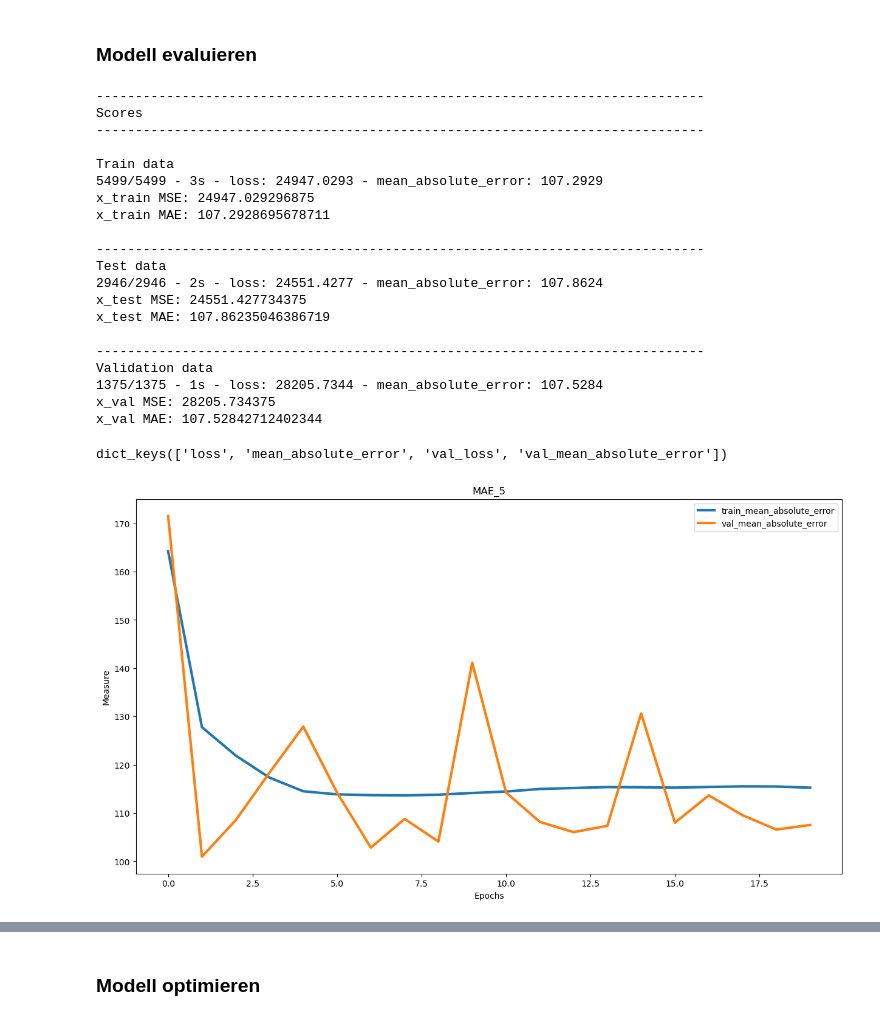
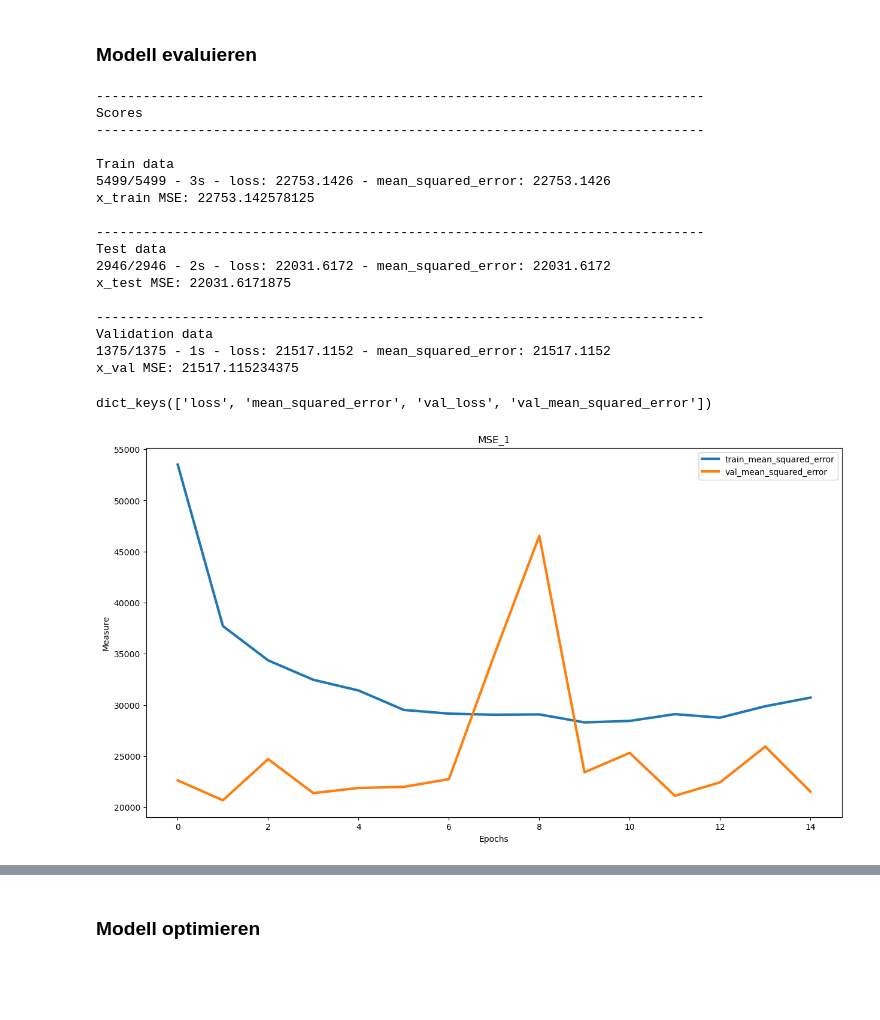
Before and after one commit to fhgr-cds-archive-class-2021/fhgr-3-s-ml-project-group-2, a Jupyter notebook: leandro/deep_learning_project/beijing_keras_leandro_gregorini.ipynb, the cells around one changed output, grey strips where cells are left out. Saved outputs shown, nothing was run; the diff lists cells and outputs as text; code cells hidden in the pictures; blank space fills up the shorter version.

```diff
--- a/leandro/deep_learning_project/beijing_keras_leandro_gregorini.ipynb
+++ b/leandro/deep_learning_project/beijing_keras_leandro_gregorini.ipynb
@@ -251,12 +251,13 @@ model_config = {
             "LEARNING_RATE" : 0.01,                             # Lernrate für "Gradient descent" (0.01 oder 0.1 meist standard)
             "REGULARIZER" : None,                               # Regularisierung (L1, L2)
             "DROPOUT_RATE" : 0.25,                              # Regularisierung (Dropout)
-            "EPOCHS" : 20,                                      # Anzahl der Epochen, welche trainiert werden sollen
+            "DROPOUT": True,                                    # Dropout verwenden oder nicht
+            "EPOCHS" : 15,                                      # Anzahl der Epochen, welche trainiert werden sollen
             "BATCH_SIZE" : 16,                                  # Anzahl Daten pro batch
             "VALIDATION_SPLIT" : 0.2,                           # Grösse des Validierungs-Datensatzes
             "VERBOSE" : 1,                                      # Bestimmt die Ausgabe von Infos beim Tranieren des Modells (verbose=0: silent, verbose=1: animierte Anzeige, verbose=2: Zeigt nur die Anzahl Epochen an, welche abgearbeitet wurden)
             "LOSS_FUNCTION" : "mse",                            # Kostenfunktion (MSE für Regression)
-            "METRICS" : ["MeanAbsoluteError"]                   # Optimierungs-Metrik
+            "METRICS" : ["MeanSquaredError"]                    # Optimierungs-Metrik
             }
 # %%
 def prepare_model(model_name, model_config):
@@ -266,7 +267,7 @@ def prepare_model(model_name, model_config):
         if layer == 0:
             # Erster Hidden Layer und Input Layer hinzufügen
             model.add(
-                    tf.keras.layers.Dense(model_config["HIDDEN_NODES"][layer],
+                    tf.keras.layers.Dense(units=model_config["HIDDEN_NODES"][layer],
                     input_shape=model_config["INPUT_SHAPE"],
                     name="Dense-Layer-" + str(layer),
                     kernel_initializer = model_config["WEIGHTS_INITIALIZER"],
@@ -276,7 +277,7 @@ def prepare_model(model_name, model_config):
         else:
             # Weitere Hidden Layers hinzufügen
             model.add(
-                    tf.keras.layers.Dense(model_config["HIDDEN_NODES"][layer],
+                    tf.keras.layers.Dense(units=model_config["HIDDEN_NODES"][layer],
                     name="Dense-Layer-" + str(layer),
                     kernel_initializer = model_config["WEIGHTS_INITIALIZER"],
                     bias_initializer = model_config["BIAS_INITIALIZER"],
@@ -287,14 +288,14 @@ def prepare_model(model_name, model_config):
             if model_config["NORMALIZATION"] == "batch":
                 model.add(tf.keras.layers.BatchNormalization())
 
-            if model_config["DROPOUT_RATE"] > 0.0:
+            if model_config["DROPOUT"]:
                 model.add(tf.keras.layers.Dropout(model_config["DROPOUT_RATE"]))
 
     model.add(tf.keras.layers.Dense(model_config["OUTPUT_NODES"],
                     name="Output-Layer",
                     activation=model_config["OUTPUT_ACTIVATION"]))
 
-    optimizer = get_optimizer( model_config["OPTIMIZER"],
+    optimizer = get_optimizer(model_config["OPTIMIZER"],
                               model_config["LEARNING_RATE"])
 
     model.compile(loss=model_config["LOSS_FUNCTION"],
@@ -371,61 +394,46 @@ Epoch 20/20
 # %% [markdown]
 ### Modell evaluieren <a class="anchor" id="ModellEvaluieren"></a>
 # %%
-def get_score_regression(model, x_data, y_data, verbose=2):
-    score=model.evaluate(x_data, y_data, verbose=verbose)
-    mse_score = score[0]
-    mae_score = score[1]
-    return mse_score, mae_score
-
 print("\n------------------------------------------------------------------------------")
 print("Scores")
 print("------------------------------------------------------------------------------\n")
 print("Train data")
-x_train_mse_score, x_train_mae_score = get_score_regression(model=model, x_data=X_train, y_data=Y_train)  # store scores
-print("x_train MSE:", x_train_mse_score)
-print("x_train MAE:", x_train_mae_score)
+print("x_train MSE:", model.evaluate(X_train, Y_train, verbose=2)[0])
 print("\n------------------------------------------------------------------------------")
 print("Test data")
-x_test_mse_score, x_test_mae_score = get_score_regression(model=model, x_data=x_test, y_data=y_test)  # store scores
-print("x_test MSE:", x_test_mse_score)
-print("x_test MAE:", x_test_mae_score)
+print("x_test MSE:", model.evaluate(x_test, y_test, verbose=2)[0])
 print("\n------------------------------------------------------------------------------")
 print("Validation data")
-x_val_mse_score, x_val_mae_score = get_score_regression(model=model, x_data=X_val, y_data=Y_val)  # store scores
-print("x_val MSE:", x_val_mse_score)
-print("x_val MAE:", x_val_mae_score)
+print("x_val MSE:", model.evaluate(X_val, Y_val, verbose=2)[0])
 # %% [output]
 ------------------------------------------------------------------------------
 Scores
 ------------------------------------------------------------------------------
 
 Train data
-5499/5499 - 3s - loss: 24947.0293 - mean_absolute_error: 107.2929
-x_train MSE: 24947.029296875
-x_train MAE: 107.2928695678711
+5499/5499 - 3s - loss: 22753.1426 - mean_squared_error: 22753.1426
+x_train MSE: 22753.142578125
 
 ------------------------------------------------------------------------------
 Test data
-2946/2946 - 2s - loss: 24551.4277 - mean_absolute_error: 107.8624
-x_test MSE: 24551.427734375
-x_test MAE: 107.86235046386719
+2946/2946 - 2s - loss: 22031.6172 - mean_squared_error: 22031.6172
+x_test MSE: 22031.6171875
 
 ------------------------------------------------------------------------------
 Validation data
-1375/1375 - 1s - loss: 28205.7344 - mean_absolute_error: 107.5284
-x_val MSE: 28205.734375
-x_val MAE: 107.52842712402344
+1375/1375 - 1s - loss: 21517.1152 - mean_squared_error: 21517.1152
+x_val MSE: 21517.115234375
 # %%
 history.history.keys()
 # %% [output]
-dict_keys(['loss', 'mean_absolute_error', 'val_loss', 'val_mean_absolute_error'])
+dict_keys(['loss', 'mean_squared_error', 'val_loss', 'val_mean_squared_error'])
 # %%
-def plot_measures_regression(model_name, history=history, title="Measures", accuracy_measures_to_plot=["train_loss", "train_mean_absolute_error", "val_loss", "val_mean_absolute_error"], savefig=False):
+def plot_measures_regression(model_name, history=history, title="Measures", accuracy_measures_to_plot=["train_loss", "train_mean_squared_error", "val_loss", "val_mean_squared_error"], savefig=False):
     accuracy_measures={}
     accuracy_measures["train_loss"] = history.history["loss"]
-    accuracy_measures["train_mean_absolute_error"] = history.history["mean_absolute_error"]
+    accuracy_measures["train_mean_squared_error"] = history.history["mean_squared_error"]
     accuracy_measures["val_loss"] = history.history["val_loss"]
-    accuracy_measures["val_mean_absolute_error"] = history.history["val_mean_absolute_error"]
+    accuracy_measures["val_mean_squared_error"] = history.history["val_mean_squared_error"]
     plt.figure(figsize=(15, 8))
     for measure in accuracy_measures.keys():
         if measure in accuracy_measures_to_plot:
@@ -439,9 +447,9 @@ def plot_measures_regression(model_name, history=history, title="Measures", accu
         plt.savefig(f'figures/{title}.png')
     plt.show()
 # %%
-plot_measures_regression(model_name="MNIST-MODEL", history=history, title=f"MAE_{run_count}",accuracy_measures_to_plot=["train_mean_absolute_error", "val_mean_absolute_error"], savefig=True)
+plot_measures_regression(model_name="MNIST-MODEL", history=history, title=f"MSE_{run_count}",accuracy_measures_to_plot=["train_mean_squared_error", "val_mean_squared_error"], savefig=True)
 # %% [output]
-[figure, old version]
+[figure, new version]
 # %%
 plot_measures_regression(model_name="BOSTON-HOUSING-MODEL", history=history, title=f"Loss_{run_count}", accuracy_measures_to_plot=["train_loss", "val_loss"], savefig=True)
 # %% [output]
```
Also changed, not shown: parts of 9 cells of this notebook, 9 other files.
